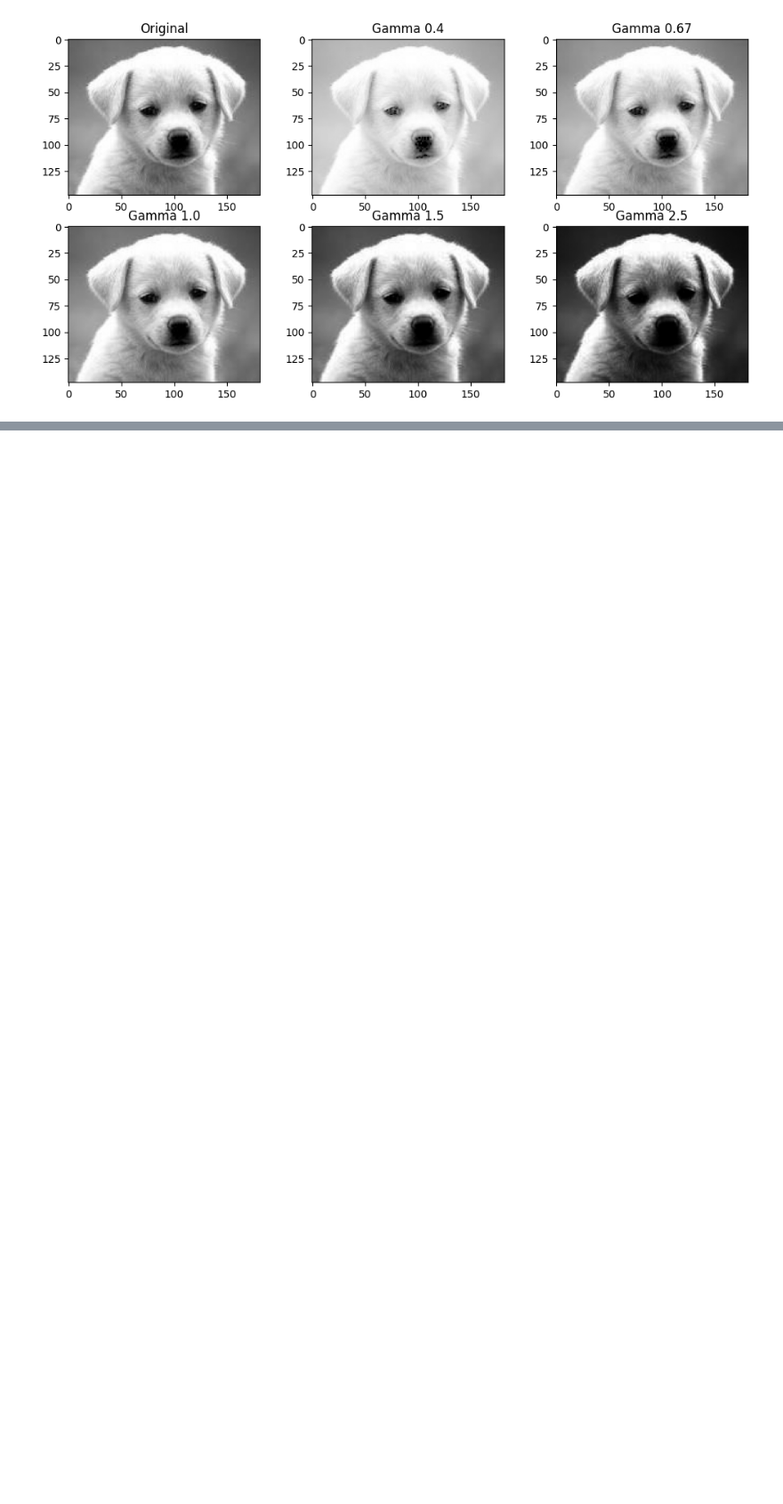
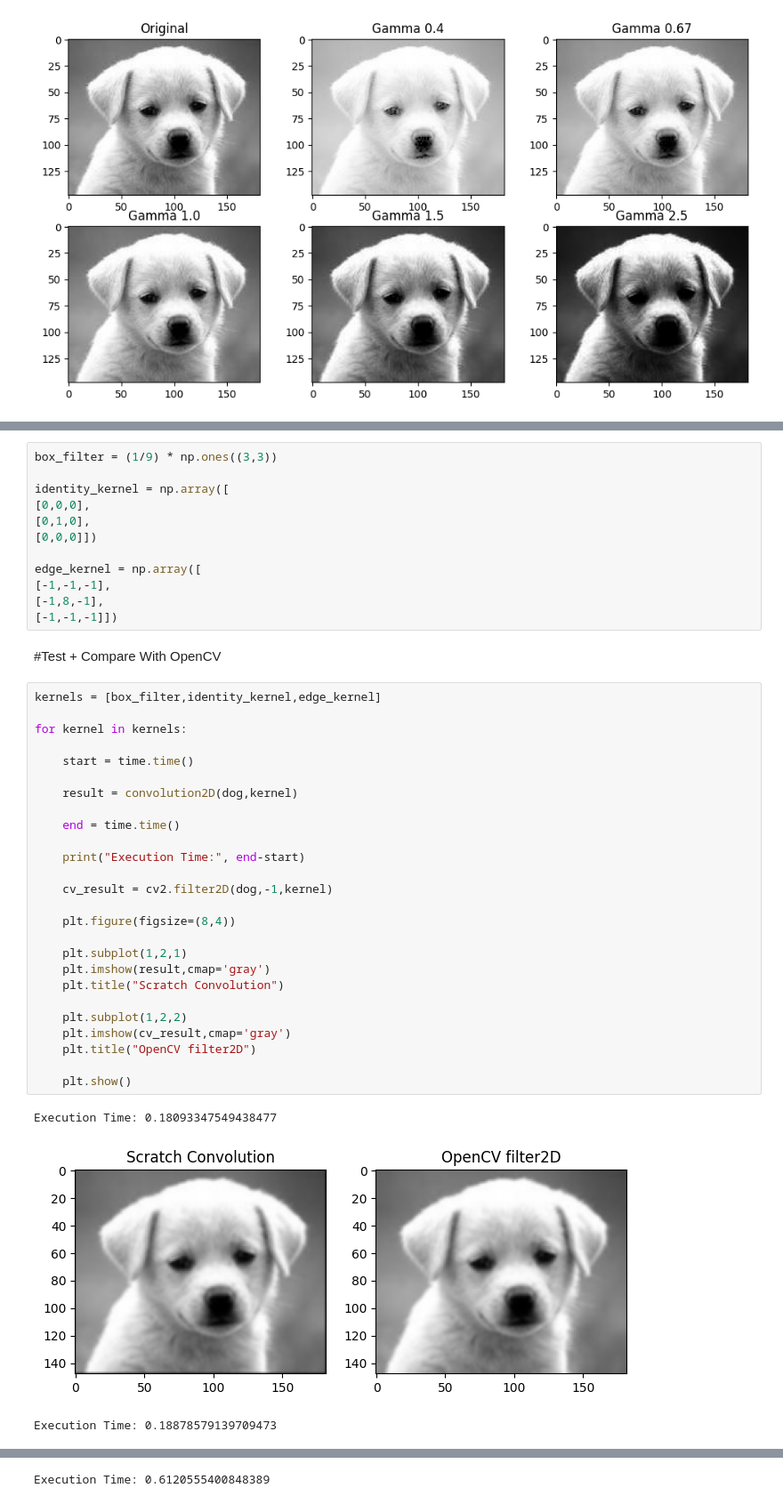
Before and after one commit to f223455-bit/Computer_Vision_Basics, a Jupyter notebook: Linta_22F_3455_A1.ipynb, the cells around one changed output, grey strips where cells are left out. Shown at 89% size. Saved outputs shown, nothing was run; the diff lists cells and outputs as text; blank space fills up the shorter version.

```diff
--- a/Linta_22F_3455_A1.ipynb
+++ b/Linta_22F_3455_A1.ipynb
@@ -240,0 +273,44 @@ plt.show()
+# %%
+box_filter = (1/9) * np.ones((3,3))
+
+identity_kernel = np.array([
+[0,0,0],
+[0,1,0],
+[0,0,0]])
+
+edge_kernel = np.array([
+[-1,-1,-1],
+[-1,8,-1],
+[-1,-1,-1]])
+# %% [markdown]
+#Test + Compare With OpenCV
+# %%
+kernels = [box_filter,identity_kernel,edge_kernel]
+
+for kernel in kernels:
+
+    start = time.time()
+
+    result = convolution2D(dog,kernel)
+
+    end = time.time()
+
+    print("Execution Time:", end-start)
+
+    cv_result = cv2.filter2D(dog,-1,kernel)
+
+    plt.figure(figsize=(8,4))
+
+    plt.subplot(1,2,1)
+    plt.imshow(result,cmap='gray')
+    plt.title("Scratch Convolution")
+
+    plt.subplot(1,2,2)
+    plt.imshow(cv_result,cmap='gray')
+    plt.title("OpenCV filter2D")
+
+    plt.show()
+# %% [output]
+Execution Time: 0.18093347549438477
+[figure, added]
+Execution Time: 0.18878579139709473
@@ -240,0 +318 @@ plt.show()
+Execution Time: 0.6120555400848389
```
Also changed, not shown: parts of 15 cells of this notebook.
